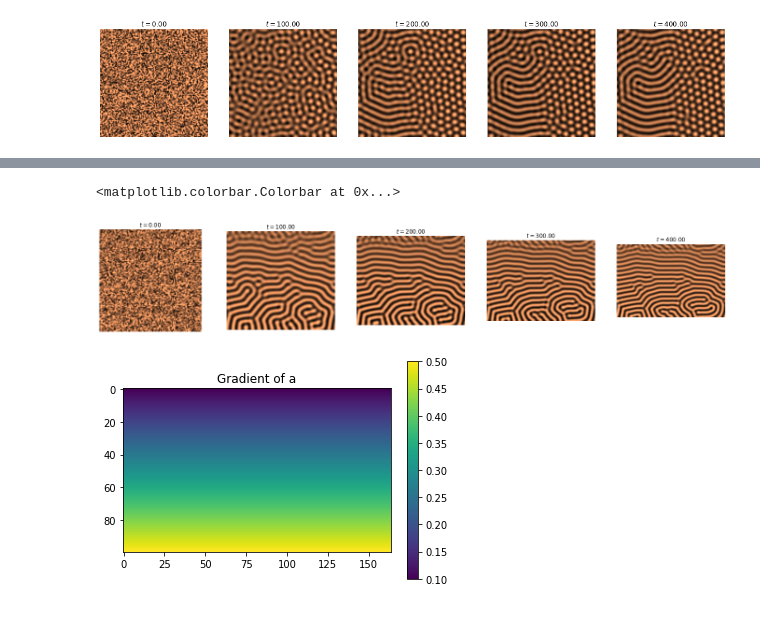
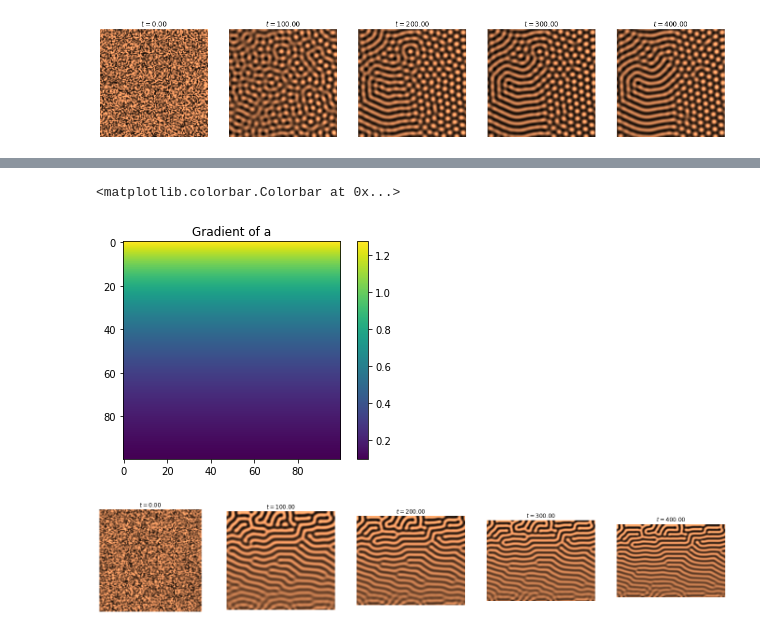
Before and after one commit to hturlier/M2ICFP, a Jupyter notebook: Ichbiah/TD_4-Turing/TD4_correction.ipynb, the cells around one changed output, grey strips where cells are left out. Cells and saved outputs as stored; diff of their text form; code cells hidden in the pictures.

```diff
--- a/Ichbiah/TD_4-Turing/TD4_correction.ipynb
+++ b/Ichbiah/TD_4-Turing/TD4_correction.ipynb
@@ -180,9 +230,10 @@ def Xlaplacian2D(u):
 
 U = np.random.rand(size, size)*(10**-3)
 a = 0.1
+b = 0.1
 
 def f(u):
-    return((a-1)*u - u**3 - SquareLaplacian(u) - 2*laplacian2D(u) + 0.1*Xlaplacian2D(u))
+    return((a-1)*u - u**3 - SquareLaplacian(u) - 2*laplacian2D(u) + b*Xlaplacian2D(u))
 
 
 #Simulation Loop
@@ -228,7 +279,7 @@ def show_patterns_long(U, ax=None):
 #Simulation Parameters
 U = np.random.rand(size, size)*(10**-3)
 a = 0.1
-h = 0.001
+b = 0.001
 
 def f(u):
     return((a-1)*u - u**3 - SquareLaplacian(u) - 2*laplacian2D(u))
@@ -240,7 +291,7 @@ current_size = size
 for i in tqdm(range(n), total=n):
 
     # We update the variables.
-    current_size*=(1+h*dt)
+    current_size*=(1+b*dt)
     xsize = int(current_size)
     U = resize(U, (size,xsize))
     U+= dt * f(U)
@@ -260,7 +311,7 @@ step_plot = n // 5
 #Simulation Parameters
 U = np.random.rand(size, size)*(10**-3)
 a = 0.1
-h = 0.003
+b = 0.003
 
 def f(u):
     return((a-1)*u - u**3 - SquareLaplacian(u) - 2*laplacian2D(u))
@@ -272,7 +323,7 @@ current_size = size
 for i in tqdm(range(n), total=n):
 
     # We update the variables.
-    current_size*=(1+h*dt)
+    current_size*=(1+b*dt)
     xsize = int(current_size)
     U = resize(U, (size,xsize))
     U+= dt * f(U)
@@ -367,12 +442,19 @@ for i in tqdm(range(n), total=n):
+# %%
+#Simulation Parameters
+baseexp = np.linspace(2.,0.,size)
+potential = np.zeros((size,size))
+for i in range(size):
+    potential[:,i] = (np.exp(baseexp)-1+ 0.1*(2*np.exp(1)))/(2*np.exp(1))
+
+a = potential.copy()
+plt.figure()
+plt.imshow(a)
+plt.title("Gradient of a")
+plt.colorbar()
+# %% [output]
+<matplotlib.colorbar.Colorbar at 0x...>
+[figure, added]
 # %%
-#Simulation Parameters
-baselinear = np.linspace(0.1,0.5,size)
-linear_potential = np.zeros((size,size))
-for i in range(size):
-    linear_potential[:,i] = baselinear
-
-a = linear_potential.copy()
-
 from skimage.transform import resize
 
 fig, axes = plt.subplots(1, 5, figsize=(24, 4))
@@ -381,43 +463,36 @@ step_plot = n // 5
 def show_patterns_long(U, ax=None):
     ax.imshow(U, cmap=plt.cm.copper,
               interpolation='bilinear')
     ax.set_axis_off()
 
 #Simulation Parameters
 U = np.random.rand(size, size)*(10**-3)
-h = 0.001
+b = 0.001
 
 def f(u):
     return((a-1)*u - u**3 - SquareLaplacian(u) - 2*laplacian2D(u))
 
 
 #Simulation Loop
 current_size = size
 
 for i in tqdm(range(n), total=n):
 
     # We update the variables.
-    current_size*=(1+h*dt)
+    current_size*=(1+b*dt)
     xsize = int(current_size)
     U = resize(U, (size,xsize))
     a = resize(a, (size,xsize))
     U+= dt * f(U)
 
     # We plot the state of the system at
     # different times.
     if i % step_plot == 0 and i < 5 * step_plot:
         ax = axes.flat[i // step_plot]
         show_patterns_long(U, ax=ax)
         ax.set_title(f'$t={i * dt:.2f}$')
-
-plt.figure()
-plt.imshow(a)
-plt.title("Gradient of a")
-plt.colorbar()
 # %% [output]
-<matplotlib.colorbar.Colorbar at 0x...>
-[figure, old version]
+[figure, new version]
-[figure, removed]
 # %% [markdown]
 ### Conclusion
 
```
Also changed, not shown: parts of 17 cells of this notebook.
